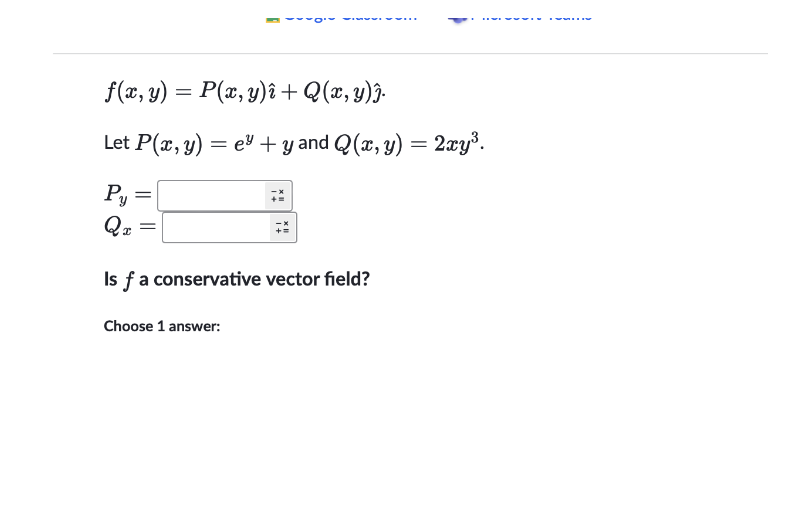
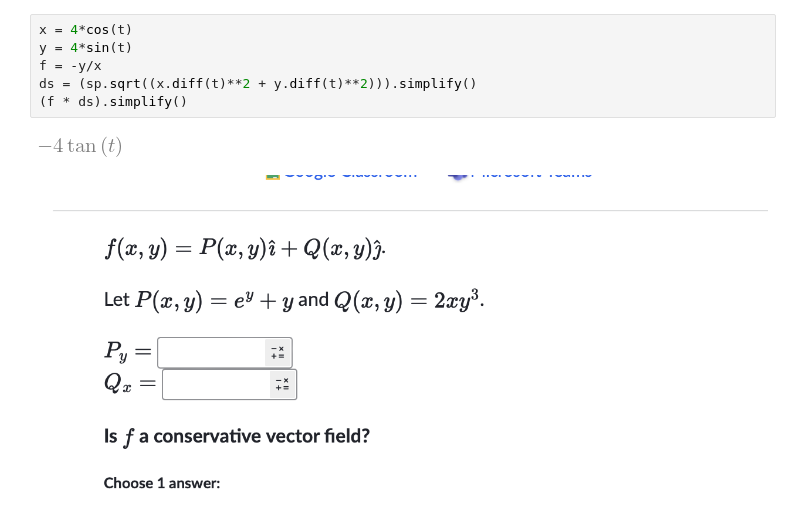
Before and after one commit to VrindavanSanap/sympy, a Jupyter notebook: notebook.ipynb, the cells around one changed output. Drawn from its saved outputs; the diff is of its cells as text; blank space fills up the shorter version.

```diff
--- a/notebook.ipynb
+++ b/notebook.ipynb
@@ -1,3 +44,11 @@
+# %%
+x = 4*cos(t)
+y = 4*sin(t)
+f = -y/x
+ds = (sp.sqrt((x.diff(t)**2 + y.diff(t)**2))).simplify()
+(f * ds).simplify()
+# %% [output]
+[figure, added]
 # %% [markdown]
 ![image.png](attachment:image.png)
 # %%
```
Also changed, not shown: parts of 37 cells of this notebook.
